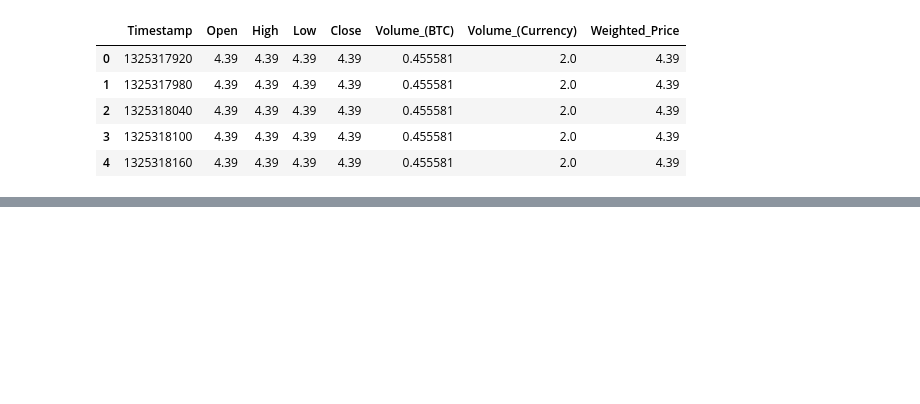
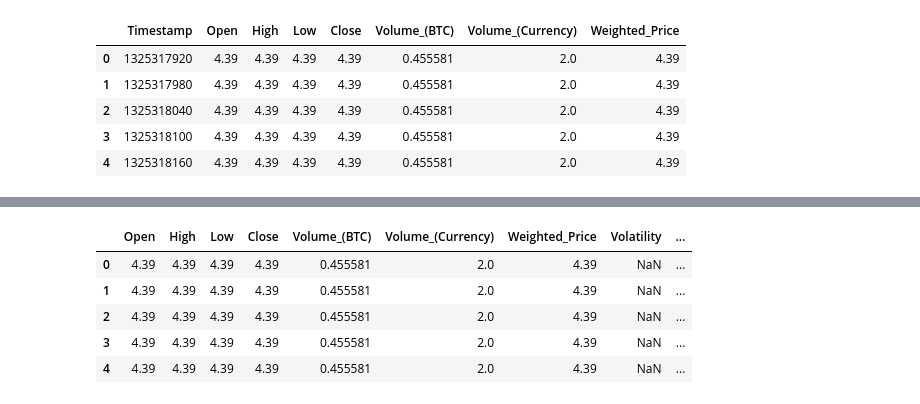
Before and after one commit to DataX-RiskeX/WebScraping, a Jupyter notebook: bitcoin price data.ipynb, the cells around one changed output, grey strips where cells are left out. Saved outputs shown, nothing was run; the diff lists cells and outputs as text; code cells hidden in the pictures; blank space fills up the shorter version.

```diff
--- a/bitcoin price data.ipynb
+++ b/bitcoin price data.ipynb
@@ -44,0 +45,15 @@ df_bitstamp.head()
+# %%
+#Convert Timestamp into separate Date and Time
+temp = pd.DatetimeIndex(df['Timestamp']) #Gather all datetime objects
+df['Date'] = temp.date #Pull out the date from the datetime objects and assign to Date column
+df['Time'] = temp.time #Pull out the time from the datetime objects and assign to Time column
+del df['Timestamp'] #Delete original datetime column
+
+df.head()
+# %% [output]
+|  | Open | High | Low | Close | Volume_(BTC) | Volume_(Currency) | Weighted_Price | Volatility | ... |
+| 0 | 4.39 | 4.39 | 4.39 | 4.39 | 0.455581 | 2.0 | 4.39 | NaN | ... |
+| 1 | 4.39 | 4.39 | 4.39 | 4.39 | 0.455581 | 2.0 | 4.39 | NaN | ... |
+| 2 | 4.39 | 4.39 | 4.39 | 4.39 | 0.455581 | 2.0 | 4.39 | NaN | ... |
+| 3 | 4.39 | 4.39 | 4.39 | 4.39 | 0.455581 | 2.0 | 4.39 | NaN | ... |
+| 4 | 4.39 | 4.39 | 4.39 | 4.39 | 0.455581 | 2.0 | 4.39 | NaN | ... |
```
Also changed, not shown: parts of 8 cells of this notebook.
